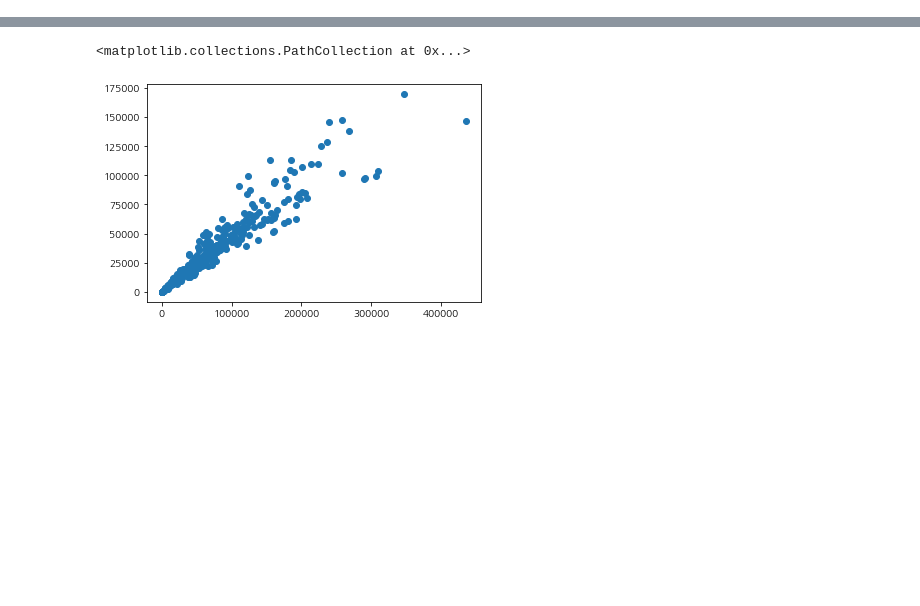
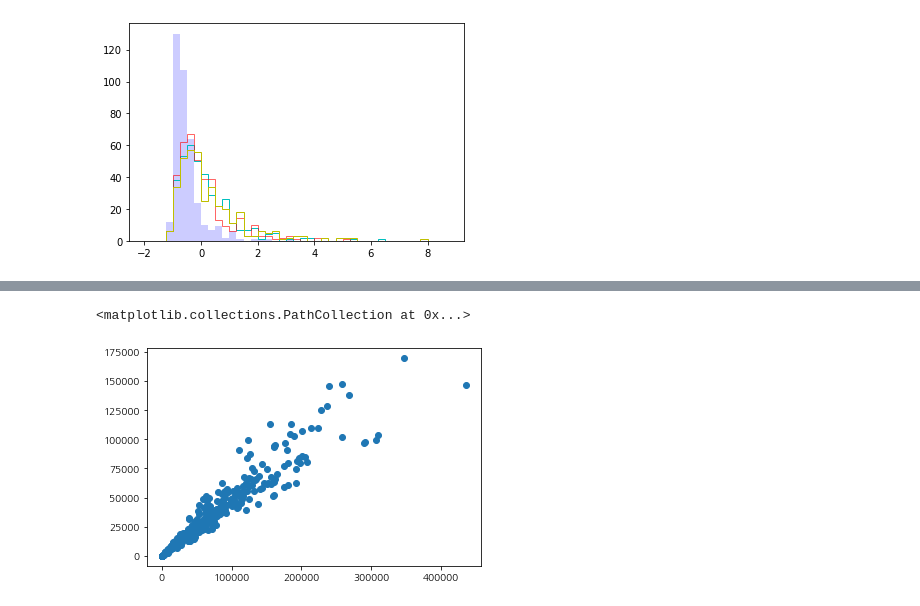
Before and after one commit to yoona3316/Datamining_subway, a Jupyter notebook: preprocessing.ipynb, the cells around one changed output, grey strips where cells are left out. Saved outputs shown, nothing was run; the diff lists cells and outputs as text; code cells hidden in the pictures; blank space fills up the shorter version.

```diff
--- a/preprocessing.ipynb
+++ b/preprocessing.ipynb
@@ -122,0 +159,20 @@ f.close()
+# %%
+norm_objects_morning = np.zeros((376, 11))
+norm_objects_day = np.zeros((376, 11))
+norm_objects_evening = np.zeros((376, 11))
+norm_objects_night = np.zeros((376, 11))
+
+for stn in range(376):
+    norm_objects_morning[stn] = norm_objects[4*stn]
+    norm_objects_day[stn] = norm_objects[4*stn+1]
+    norm_objects_evening[stn] = norm_objects[4*stn+2]
+    norm_objects_night[stn] = norm_objects[4*stn+3]
+# %%
+#시간대별 분포 차이
+plt.hist(norm_objects_morning[:,10], bins=np.arange(-2, 9, 0.25), alpha=1, histtype='step', color='c') # morning
+plt.hist(norm_objects_day[:,10], bins=np.arange(-2, 9, 0.25), alpha=0.6, histtype='step', color='r') # day
+plt.hist(norm_objects_evening[:,10], bins=np.arange(-2, 9, 0.25), alpha=1, histtype='step', color='y') # evening
+plt.hist(norm_objects_night[:,10], bins=np.arange(-2, 9, 0.25), alpha=0.2, color='b') # night
+plt.show()
+# %% [output]
+[figure, added]
```
Also changed, not shown: parts of 8 cells of this notebook.
